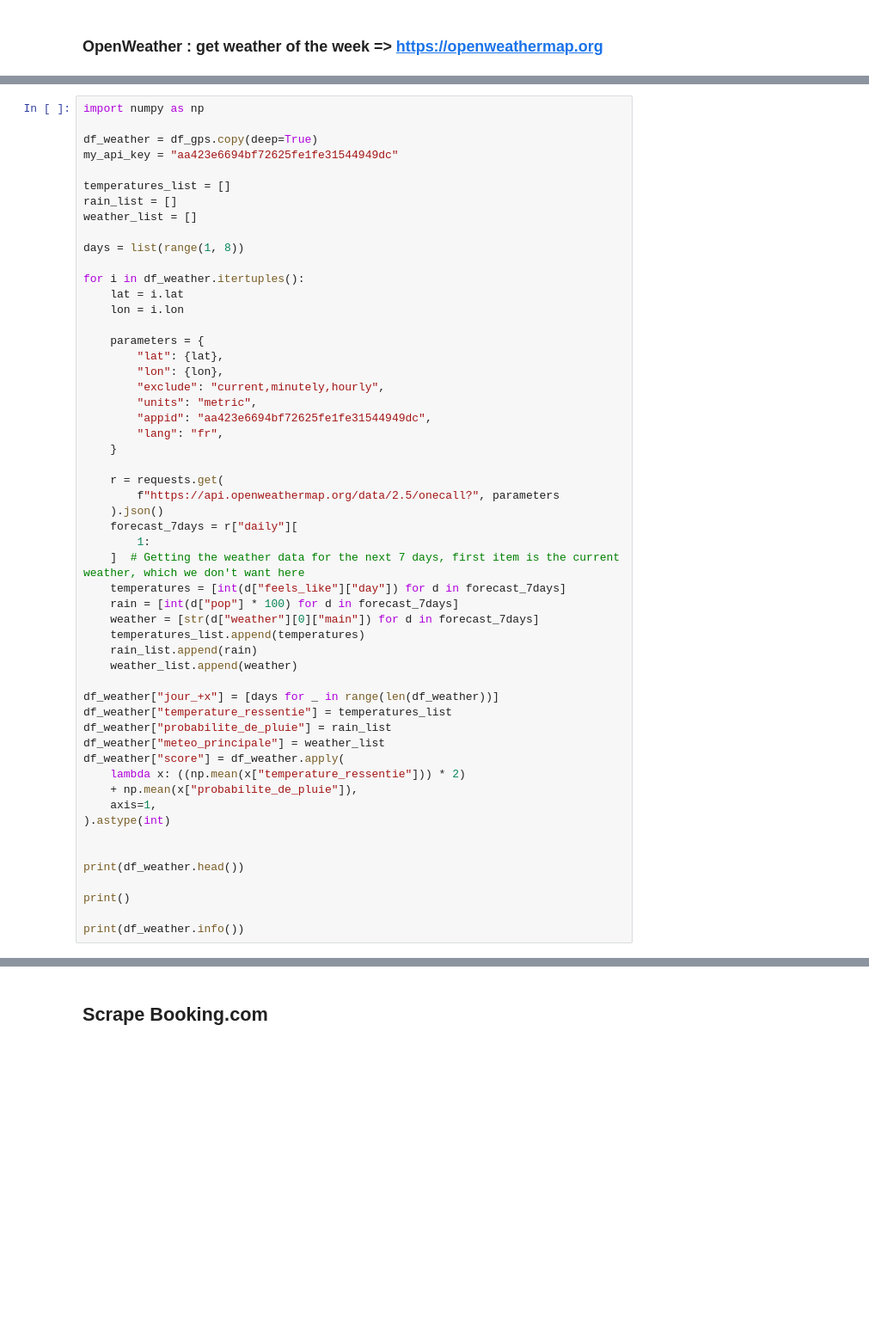
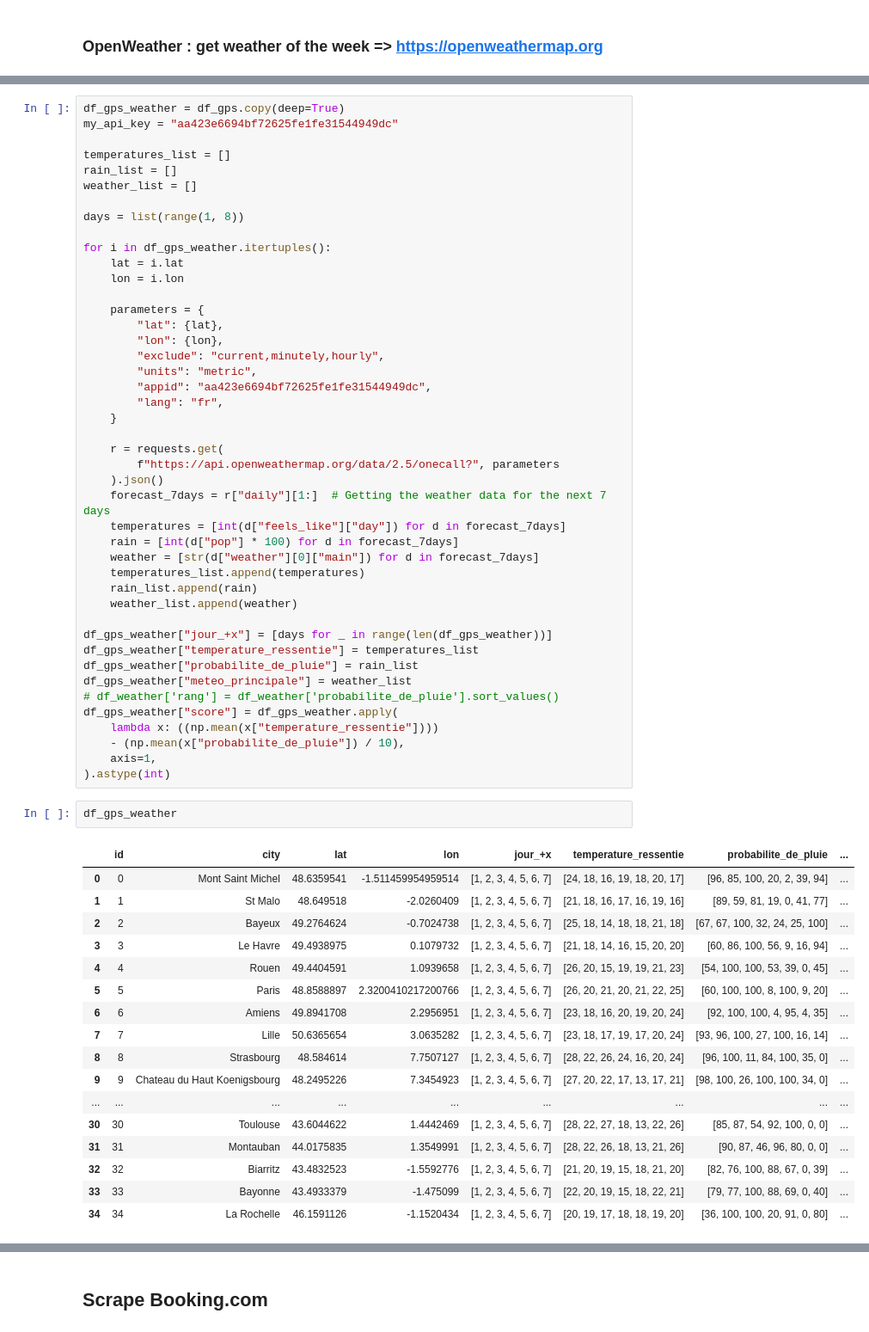
Before and after one commit to alexlasnier/Bloc01-Construction-et-alimentation-dune-infrastructure-de-gestion-de-donnees, a Jupyter notebook: Plan_your_trip_with_Kayak.ipynb, the cells around one changed output, grey strips where cells are left out. Shown at 86% size. Saved outputs shown, nothing was run; the diff lists cells and outputs as text; blank space fills up the shorter version.

```diff
--- a/Plan_your_trip_with_Kayak.ipynb
+++ b/Plan_your_trip_with_Kayak.ipynb
@@ -292,7 +423,5 @@ day3["weather"][0]["main"]
 # %%
-import numpy as np
-
-df_weather = df_gps.copy(deep=True)
+df_gps_weather = df_gps.copy(deep=True)
 my_api_key = "aa423e6694bf72625fe1fe31544949dc"
 
 temperatures_list = []
@@ -301,7 +430,7 @@ weather_list = []
 
 days = list(range(1, 8))
 
-for i in df_weather.itertuples():
+for i in df_gps_weather.itertuples():
     lat = i.lat
     lon = i.lon
 
@@ -317,9 +446,7 @@ for i in df_weather.itertuples():
     r = requests.get(
         f"https://api.openweathermap.org/data/2.5/onecall?", parameters
     ).json()
-    forecast_7days = r["daily"][
-        1:
-    ]  # Getting the weather data for the next 7 days, first item is the current weather, which we don't want here
+    forecast_7days = r["daily"][1:]  # Getting the weather data for the next 7 days
     temperatures = [int(d["feels_like"]["day"]) for d in forecast_7days]
     rain = [int(d["pop"] * 100) for d in forecast_7days]
     weather = [str(d["weather"][0]["main"]) for d in forecast_7days]
@@ -327,19 +454,33 @@ for i in df_weather.itertuples():
     rain_list.append(rain)
     weather_list.append(weather)
 
-df_weather["jour_+x"] = [days for _ in range(len(df_weather))]
-df_weather["temperature_ressentie"] = temperatures_list
-df_weather["probabilite_de_pluie"] = rain_list
-df_weather["meteo_principale"] = weather_list
-df_weather["score"] = df_weather.apply(
-    lambda x: ((np.mean(x["temperature_ressentie"])) * 2)
-    + np.mean(x["probabilite_de_pluie"]),
+df_gps_weather["jour_+x"] = [days for _ in range(len(df_gps_weather))]
+df_gps_weather["temperature_ressentie"] = temperatures_list
+df_gps_weather["probabilite_de_pluie"] = rain_list
+df_gps_weather["meteo_principale"] = weather_list
+# df_weather['rang'] = df_weather['probabilite_de_pluie'].sort_values()
+df_gps_weather["score"] = df_gps_weather.apply(
+    lambda x: ((np.mean(x["temperature_ressentie"])))
+    - (np.mean(x["probabilite_de_pluie"]) / 10),
     axis=1,
 ).astype(int)
-
-
-print(df_weather.head())
-
-print()
-
-print(df_weather.info())
+# %%
+df_gps_weather
+# %% [output]
+|  | id | city | lat | lon | jour_+x | temperature_ressentie | probabilite_de_pluie | ... |
+| 0 | 0 | Mont Saint Michel | 48.6359541 | -1.511459954959514 | [1, 2, 3, 4, 5, 6, 7] | [24, 18, 16, 19, 18, 20, 17] | [96, 85, 100, 20, 2, 39, 94] | ... |
+| 1 | 1 | St Malo | 48.649518 | -2.0260409 | [1, 2, 3, 4, 5, 6, 7] | [21, 18, 16, 17, 16, 19, 16] | [89, 59, 81, 19, 0, 41, 77] | ... |
+| 2 | 2 | Bayeux | 49.2764624 | -0.7024738 | [1, 2, 3, 4, 5, 6, 7] | [25, 18, 14, 18, 18, 21, 18] | [67, 67, 100, 32, 24, 25, 100] | ... |
+| 3 | 3 | Le Havre | 49.4938975 | 0.1079732 | [1, 2, 3, 4, 5, 6, 7] | [21, 18, 14, 16, 15, 20, 20] | [60, 86, 100, 56, 9, 16, 94] | ... |
+| 4 | 4 | Rouen | 49.4404591 | 1.0939658 | [1, 2, 3, 4, 5, 6, 7] | [26, 20, 15, 19, 19, 21, 23] | [54, 100, 100, 53, 39, 0, 45] | ... |
+| 5 | 5 | Paris | 48.8588897 | 2.3200410217200766 | [1, 2, 3, 4, 5, 6, 7] | [26, 20, 21, 20, 21, 22, 25] | [60, 100, 100, 8, 100, 9, 20] | ... |
+| 6 | 6 | Amiens | 49.8941708 | 2.2956951 | [1, 2, 3, 4, 5, 6, 7] | [23, 18, 16, 20, 19, 20, 24] | [92, 100, 100, 4, 95, 4, 35] | ... |
+| 7 | 7 | Lille | 50.6365654 | 3.0635282 | [1, 2, 3, 4, 5, 6, 7] | [23, 18, 17, 19, 17, 20, 24] | [93, 96, 100, 27, 100, 16, 14] | ... |
+| 8 | 8 | Strasbourg | 48.584614 | 7.7507127 | [1, 2, 3, 4, 5, 6, 7] | [28, 22, 26, 24, 16, 20, 24] | [96, 100, 11, 84, 100, 35, 0] | ... |
+| 9 | 9 | Chateau du Haut Koenigsbourg | 48.2495226 | 7.3454923 | [1, 2, 3, 4, 5, 6, 7] | [27, 20, 22, 17, 13, 17, 21] | [98, 100, 26, 100, 100, 34, 0] | ... |
+| ... | ... | ... | ... | ... | ... | ... | ... | ... |
+| 30 | 30 | Toulouse | 43.6044622 | 1.4442469 | [1, 2, 3, 4, 5, 6, 7] | [28, 22, 27, 18, 13, 22, 26] | [85, 87, 54, 92, 100, 0, 0] | ... |
+| 31 | 31 | Montauban | 44.0175835 | 1.3549991 | [1, 2, 3, 4, 5, 6, 7] | [28, 22, 26, 18, 13, 21, 26] | [90, 87, 46, 96, 80, 0, 0] | ... |
+| 32 | 32 | Biarritz | 43.4832523 | -1.5592776 | [1, 2, 3, 4, 5, 6, 7] | [21, 20, 19, 15, 18, 21, 20] | [82, 76, 100, 88, 67, 0, 39] | ... |
+| 33 | 33 | Bayonne | 43.4933379 | -1.475099 | [1, 2, 3, 4, 5, 6, 7] | [22, 20, 19, 15, 18, 22, 21] | [79, 77, 100, 88, 69, 0, 40] | ... |
+| 34 | 34 | La Rochelle | 46.1591126 | -1.1520434 | [1, 2, 3, 4, 5, 6, 7] | [20, 19, 17, 18, 18, 19, 20] | [36, 100, 100, 20, 91, 0, 80] | ... |
```
Also changed, not shown: parts of 31 cells of this notebook, 6 other files.
